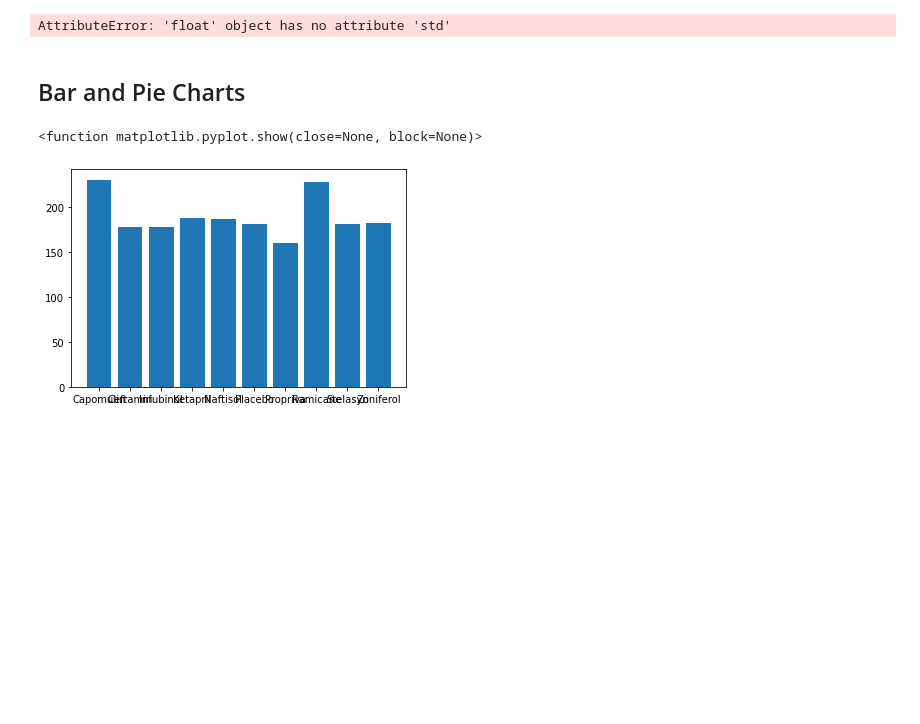
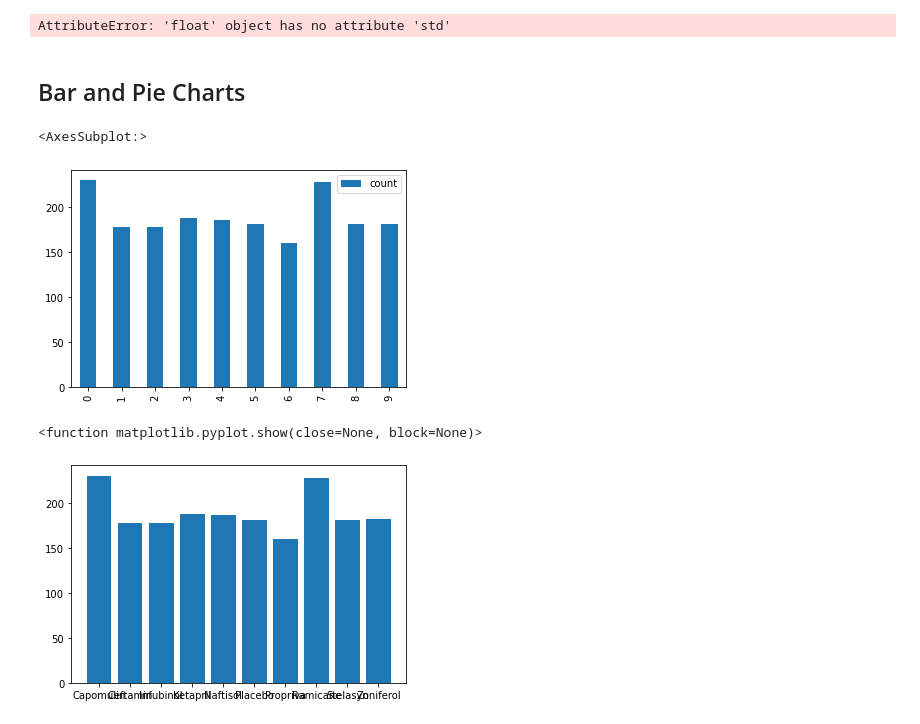
Before and after one commit to BatesJ72/matplotib_practice, a Jupyter notebook: pymaceuticals_v2.ipynb, the cells around one changed output. Drawn from its saved outputs; the diff is of its cells as text; code cells hidden in the pictures; blank space fills up the shorter version.

```diff
--- a/pymaceuticals_v2.ipynb
+++ b/pymaceuticals_v2.ipynb
@@ -159,6 +159,18 @@ AttributeError: 'float' object has no attribute 'std'
 ## Bar and Pie Charts
 # %%
 # Generate a bar plot showing the total number of mice for each treatment throughout the course of the study using pandas.
+
+df_count_bar = (
+    df_minimized.groupby(by=["drug_regimen"])["mouse_id"]
+    .count()
+    .reset_index(name="count")
+)
+# print(df_count_bar)
+
+df_count_bar.plot.bar()
+# %% [output]
+<AxesSubplot:>
+[figure, added]
 # %%
 # Generate a bar plot showing the total number of mice for each treatment throughout the course of the study using pyplot.
 
```
